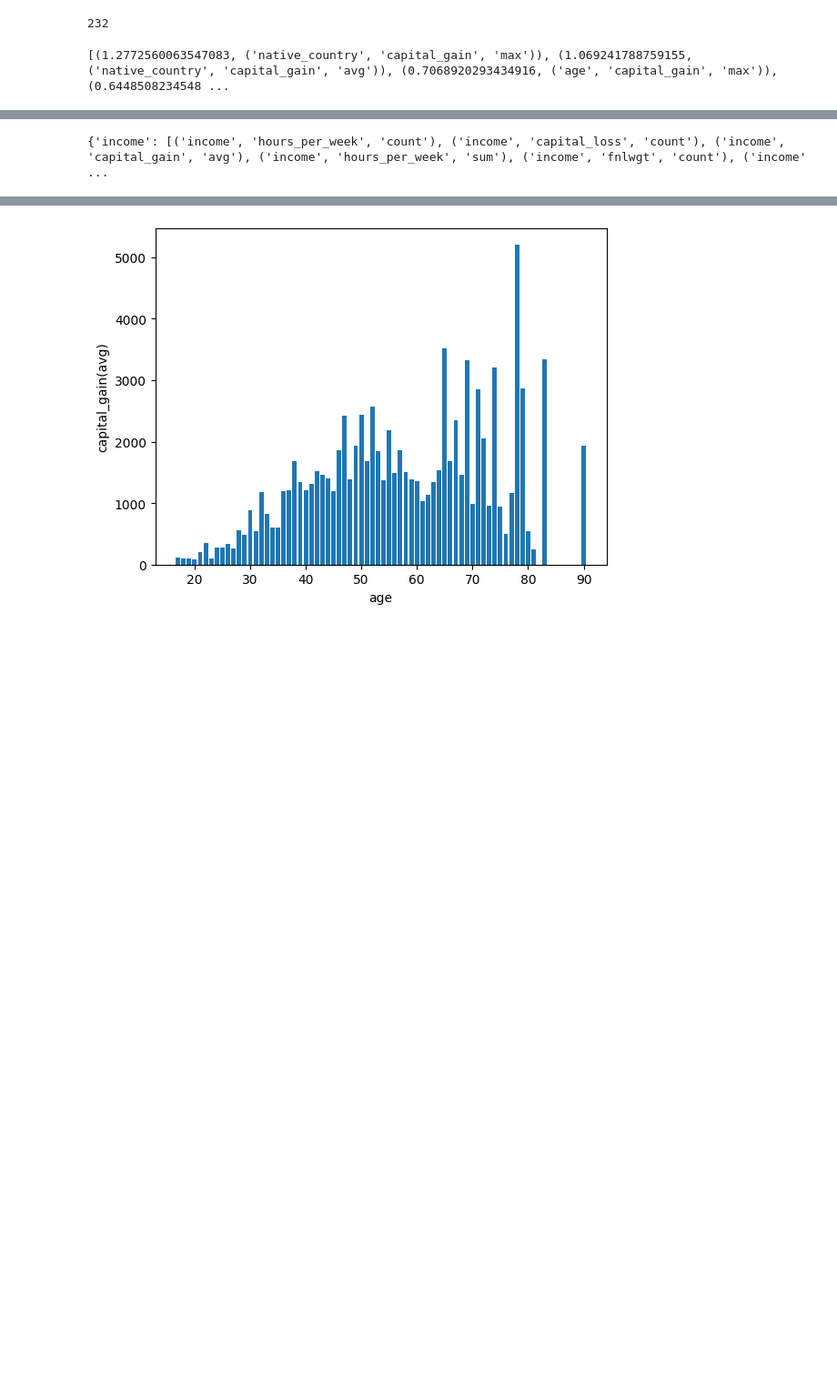
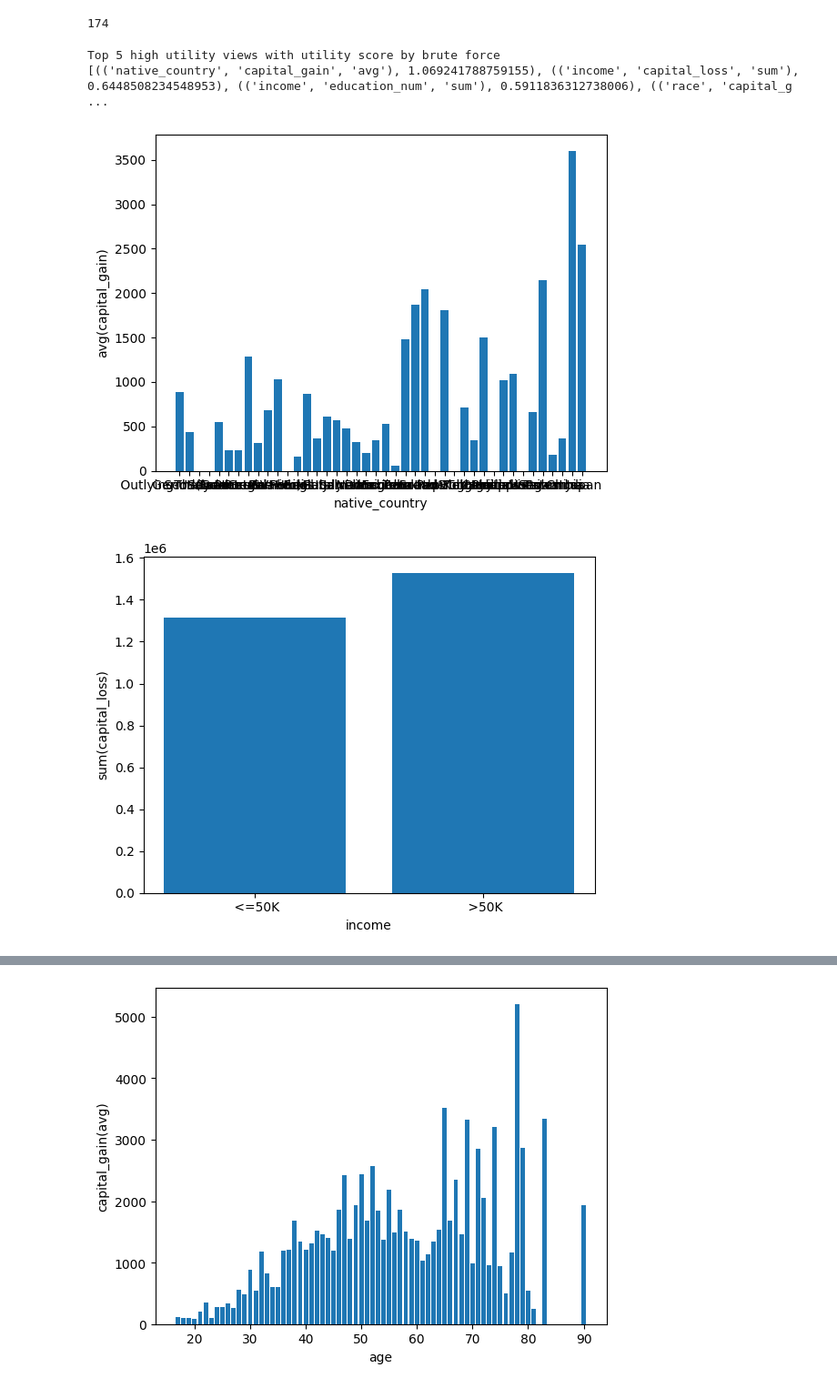
Before and after one commit to ankita132/645_Project, a Jupyter notebook: Untitled.ipynb, the cells around one changed output, grey strips where cells are left out. Shown at 91% size. Saved outputs shown, nothing was run; the diff lists cells and outputs as text; code cells hidden in the pictures; blank space fills up the shorter version.

Commit message:
plots and some comments added

```diff
--- a/Untitled.ipynb
+++ b/Untitled.ipynb
@@ -25,8 +26,24 @@ attributes = ['age', 'workclass', 'education', 'education_num',
 
 measures = ['capital_gain', 'capital_loss', 'hours_per_week', 'age', 'education_num', 'fnlwgt']
 
-aggregations = ['sum', 'count', 'max', 'avg']
-# let's not use min here, the min comes out to be 0 and that just makes no sense
+aggregations = ['sum', 'count', 'avg']
+# %%
+def plotView(view):
+    sql = f"select {view[0]}, {view[2]}({view[1]}) from Adult group by {view[0]}"
+    cursor.execute(sql)
+    response = cursor.fetchall()
+    x = []
+    y = []
+    for ele in response:
+        x.append(ele[0])
+        y.append(ele[1])
+
+    xlabel = view[0]
+    ylabel = view[2] + '('+ view[1] +')'
+    plt.bar(x, y)
+    plt.xlabel(xlabel)
+    plt.ylabel(ylabel)
+    plt.show()
 # %%
 viewCombinations = set()
 i=0
@@ -38,5 +55,5 @@ for a in attributes:
 
 print(len(viewCombinations))
 # %% [output]
-232
+174
 # %%
@@ -97,23 +106,29 @@ def getP(respr, respt):
 
     return userData, refData
 # %%
+# Top 5 utility using brute force, getting utility for all the views
 allUtilities = []
 N = 5
-
 
 for v in viewCombinations:
     a,m,f = v[0],v[1],v[2]
     sqlt = f"select {a}, {f}({m}) from Adult where {createUserTable.getWhereCondition()} group by {a}"
     sqlr = f"select {a}, {f}({m}) from Adult where {createReferenceTable.getWhereCondition()} group by {a}"
     cursor.execute(sqlr)
     respr = cursor.fetchall()
     cursor.execute(sqlt)
     respt = cursor.fetchall()
     userData, refData = getP(respr, respt)
     utility = calcUtility(userData, refData)
-    allUtilities.append((utility, (a,m,f)))
+    allUtilities.append(((a,m,f), utility))
 
-
-print(heapq.nlargest(N, allUtilities))
+ordered = sorted(allUtilities,key=lambda x: x[1], reverse=True)
+print("Top 5 high utility views with utility score by brute force")
+print(ordered[0:5])
+for view in ordered[0:5]:
+    plotView(view[0])
 # %% [output]
-[(1.2772560063547083, ('native_country', 'capital_gain', 'max')), (1.069241788759155, ('native_country', 'capital_gain', 'avg')), (0.7068920293434916, ('age', 'capital_gain', 'max')), (0.6448508234548 ...
+Top 5 high utility views with utility score by brute force
+[(('native_country', 'capital_gain', 'avg'), 1.069241788759155), (('income', 'capital_loss', 'sum'), 0.6448508234548953), (('income', 'education_num', 'sum'), 0.5911836312738006), (('race', 'capital_g ...
+[figure, added]
+[figure, added]
@@ -120,5 +138,5 @@ print(heapq.nlargest(N, allUtilities))
 # %%
-# Combine multiple aggregates
+# Combine multiple aggregates list
 def getCombinedMultipleAggregates():
     multipleAggregates = {}
     for comb in viewCombinations:
@@ -128,7 +146,3 @@ def getCombinedMultipleAggregates():
         else:
             multipleAggregates[a].append(comb)
     return multipleAggregates
-
-print((getCombinedMultipleAggregates()))
-# %% [output]
-{'income': [('income', 'hours_per_week', 'count'), ('income', 'capital_loss', 'count'), ('income', 'capital_gain', 'avg'), ('income', 'hours_per_week', 'sum'), ('income', 'fnlwgt', 'count'), ('income' ...
```
Also changed, not shown: parts of 9 cells of this notebook.
